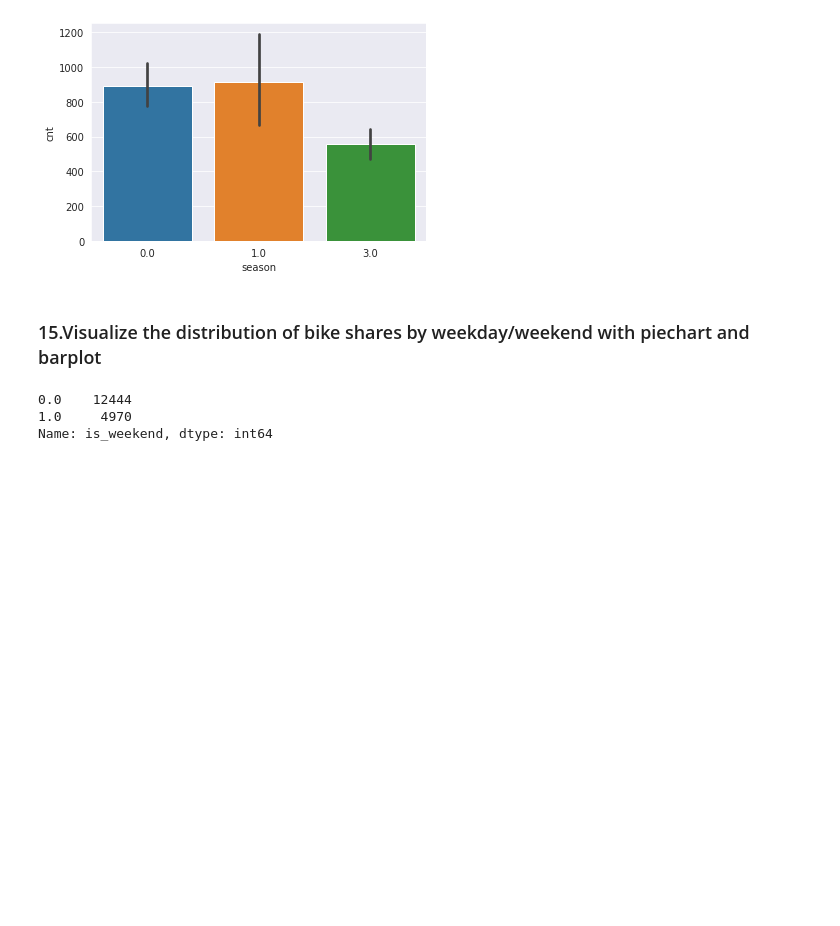
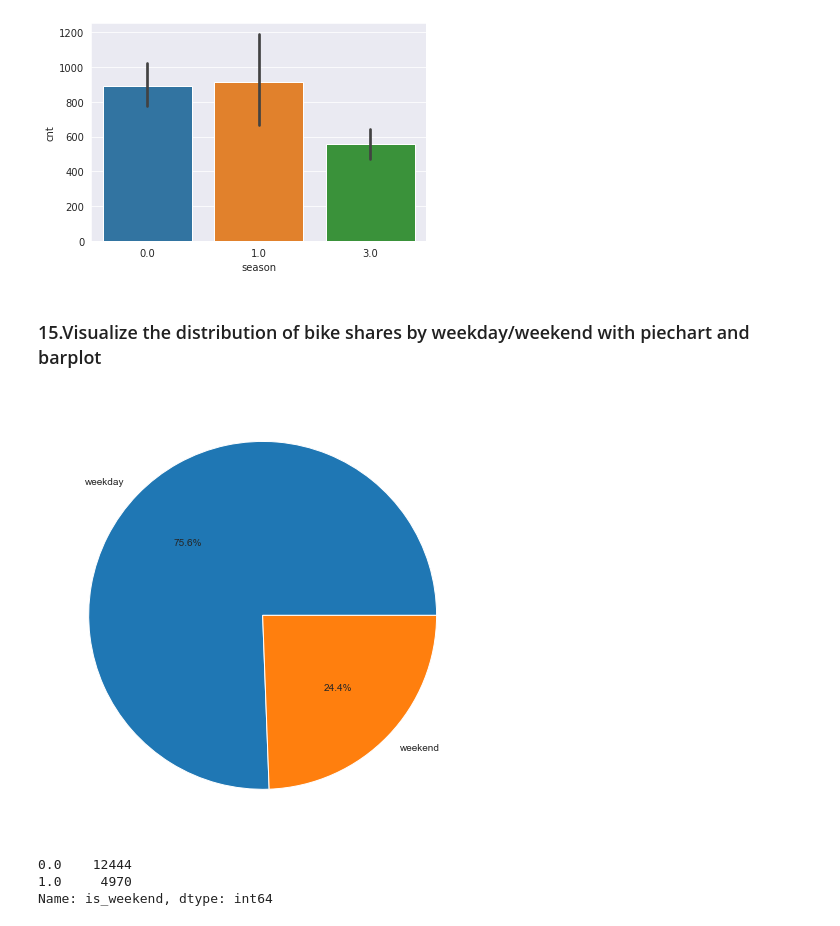
Before and after one commit to cantalcagri/DS-Assignments, a Jupyter notebook: DV_capstone_student (1).ipynb, the cells around one changed output. Saved outputs shown, nothing was run; the diff lists cells and outputs as text; code cells hidden in the pictures; blank space fills up the shorter version.

```diff
--- a/DV_capstone_student (1).ipynb
+++ b/DV_capstone_student (1).ipynb
@@ -547,6 +557,20 @@ sns.barplot(x = )
 [figure]
 # %% [markdown]
 ### 15.Visualize the distribution of bike shares by weekday/weekend with piechart and barplot
+# %%
+def my_weekend(a):
+    if a == 0.0:
+        return 'weekday'
+    else:
+        return 'weekend'
+# %%
+df_new.is_weekend = df_new.is_weekend.apply(my_weekend)
+# %%
+
+df_new.groupby(df_new['is_weekend']).sum().plot(kind= 'pie', y = 'cnt', legend = False, autopct = '%1.1f%%', figsize=(8,8))
+plt.ylabel('');
+# %% [output]
+[figure, added]
 # %%
 # %% [output]
 0.0    12444
```
Also changed, not shown: parts of 10 cells of this notebook.
